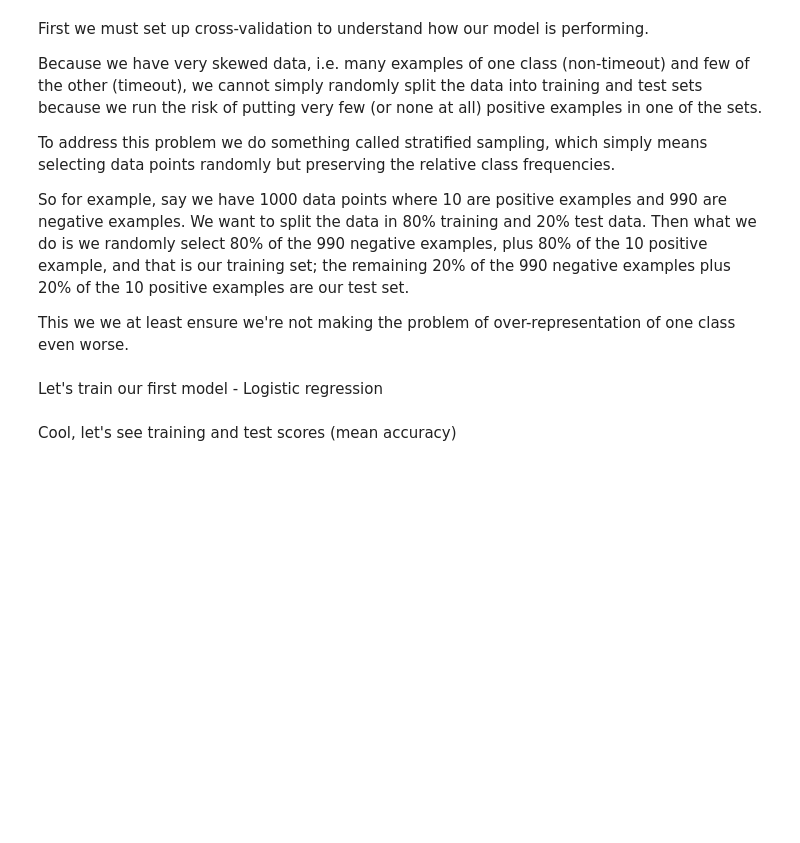
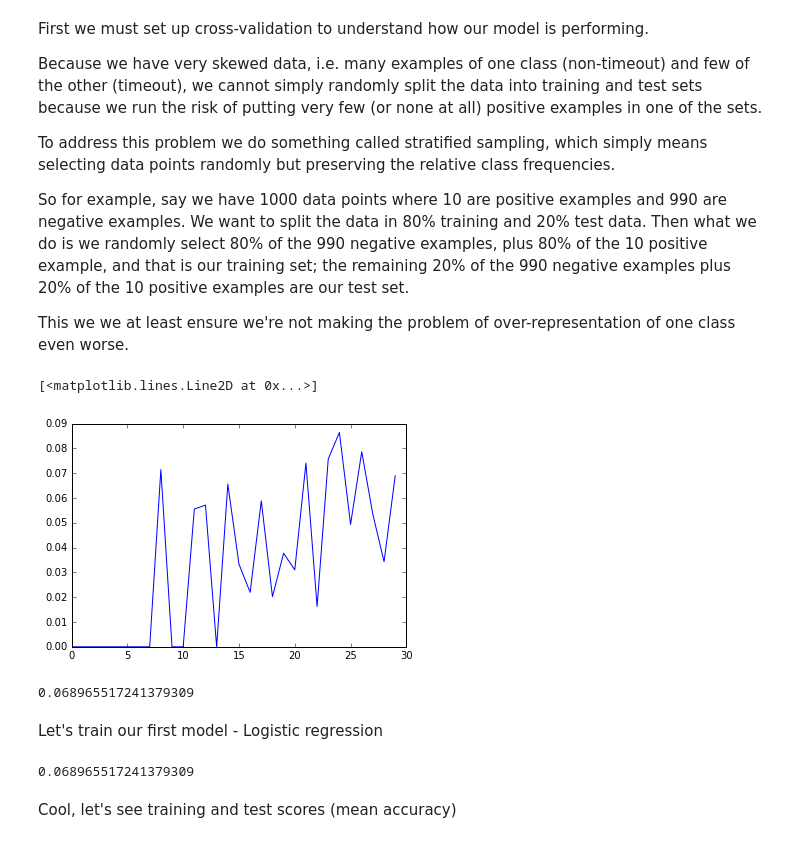
Before and after one commit to joaopcoelho/tiles, a Jupyter notebook: tiles.ipynb, the cells around one changed output. Drawn from its saved outputs; the diff is of its cells as text; code cells hidden in the pictures; blank space fills up the shorter version.

```diff
--- a/tiles.ipynb
+++ b/tiles.ipynb
@@ -76,0 +82,23 @@ We should find a way of storing all these game logs, to avoid being dependent on
+# %%
+# write acquired data to csv
+# to use, set FLAG_write_to_csv to True
+
+import os
+
+FLAG_write_to_csv = False
+
+if FLAG_write_to_csv is True:
+    i=0
+    basefolder = 'data/'
+    for g in games:
+        filename = g+'.csv'
+        df_raw_list[i].to_csv(os.path.join(basefolder, filename))
+
+        clear_output(wait=True)
+        print("({}/{}) Write CSV file {}".format(i, len(games), filename))
+        sys.stdout.flush()
+
+        i+=1
+
+else:
+    print("No CSV files written (FLAG_write_to_csv set to False)")
@@ -311,23 +227,6 @@ from sklearn.preprocessing import StandardScaler
 # standardize features
 sc = StandardScaler(copy=False)
 sc.fit_transform(X);
-# %%
-# let's try oversampling X, i.e. repeating the timeout data points
-# we'll do this up to a point where we get a 90-10 imbalance
-# since we start with about 2.5% positive y,
-
-positive_X = X[y==1]
-positive_y = y[y==1]
-
-positive_y.shape
-# %%
-
-addons = 25
-for i in range(0,addons):
-    X = np.concatenate((X,positive_X))
-    y = np.concatenate((y,positive_y))
-
-sum(y==1)/len(X)
 # %%
 # we'll split our data in 80-20 fashion
 # because we're dealing with skewed classes, must use stratified sampling
@@ -337,3 +282,24 @@ X_train, X_test, y_train, y_test  = train_test_split(X, y, test_size=0.20, strat
+# %%
+plt.plot(*zip(*scores))
+# %% [output]
+[<matplotlib.lines.Line2D at 0x...>]
+[figure, added]
+# %%
+X_train=new_X_train
+y_train=new_y_train
+
+from sklearn.linear_model import LogisticRegression
+
+# fit model
+model = LogisticRegression()
+model.fit(X_train,y_train);
+
+y_test_predicted = model.predict(X_test)
+
+from tilestools import F1score
+F1score(y_test, y_test_predicted)
+# %% [output]
+0.068965517241379309
 # %% [markdown]
 Let's train our first model - Logistic regression
 # %%
@@ -342,6 +308,13 @@ from sklearn.linear_model import LogisticRegression
 # fit model
 model = LogisticRegression()
 model.fit(X_train,y_train);
+
+y_test_predicted = model.predict(X_test)
+
+from tilestools import F1score
+F1score(y_test, y_test_predicted)
+# %% [output]
+0.068965517241379309
 # %% [markdown]
 Cool, let's see training and test scores (mean accuracy)
 # %%
```
Also changed, not shown: parts of 15 cells of this notebook, 1 other file.
